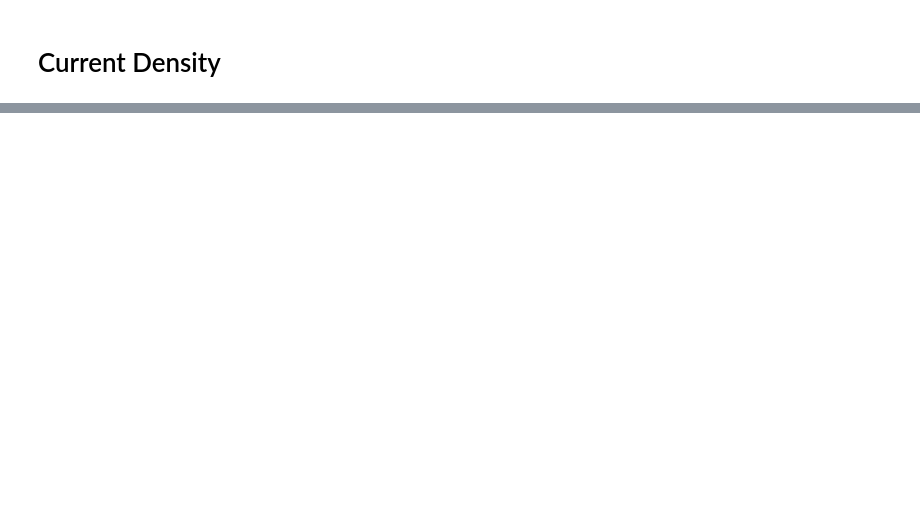
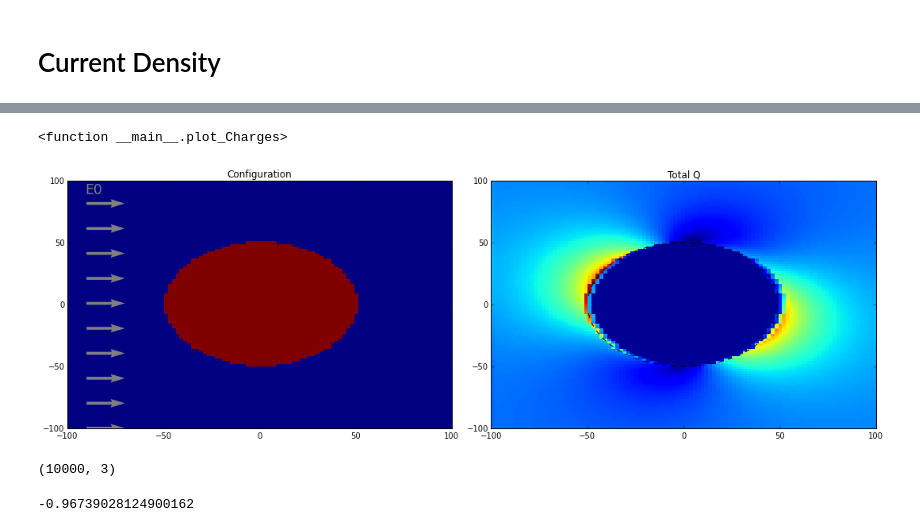
Before and after one commit to geoscixyz/em, a Jupyter notebook: examples/sphere/ElectrostaticSphere.ipynb, the cells around one changed output, grey strips where cells are left out. Cells and saved outputs as stored; diff of their text form; code cells hidden in the pictures; blank space fills up the shorter version.

```diff
--- a/examples/sphere/ElectrostaticSphere.ipynb
+++ b/examples/sphere/ElectrostaticSphere.ipynb
@@ -337,0 +351,32 @@ interact(plot_ElectricField, R=R_slider, sig1=S_slider)
+# %%
+#Interavtice visualisation of the charge accumulation
+
+R_slider = FloatSlider(min=0., max =50., step=10., value=50.)
+S_slider = FloatSlider(min=1., max =100., step=1.,value=100.)
+
+def plot_Charges(R,sig1):
+
+    Sigma = get_Conductivity(XYZ,sig0,sig1,R)
+    Et, Ep, Es = get_ElectricField(XYZ,sig0,sig1,R,E0)
+    Q = get_Charges(XYZ,sig0,sig1,R,Et)
+
+    xcirc = xr[np.abs(xr) <= R]
+
+    fig,ax = plt.subplots(1,2,figsize=(15,5))
+
+    ax[0].pcolor(xr,yr,Sigma.reshape(xr.size, yr.size))
+    ax[0].quiver(np.zeros_like(xrr)-90,yrr,E0,0,angles='xy',scale_units='xy',scale=0.05,color='gray')
+    #ax[0].plot(xcirc,np.sqrt(R**2-xcirc**2),'--k',xcirc,-np.sqrt(R**2-xcirc**2),'--k')
+    ax[0].set_title('Configuration')
+    ax[0].annotate('E0',(-90,90),xytext=(-90,90),fontsize='xx-large',color='gray')
+
+    ax[1].pcolor(xr,yr,np.sqrt(Q[:,0]**2+Q[:,1]**2+Q[:,2]**2).reshape(xr.size, yr.size))
+    ax[1].plot(xcirc,np.sqrt(R**2-xcirc**2),'--k',xcirc,-np.sqrt(R**2-xcirc**2),'--k')
+    ax[1].set_title('Total Q')
+
+    plt.tight_layout()
+
+interact(plot_Charges, R=R_slider, sig1=S_slider)
+# %% [output]
+<function __main__.plot_Charges>
+[figure, added]
@@ -337,0 +389,8 @@ interact(plot_ElectricField, R=R_slider, sig1=S_slider)
+# %%
+Q.shape
+# %% [output]
+(10000, 3)
+# %%
+Q[0,0]
+# %% [output]
+-0.96739028124900162
```
Also changed, not shown: parts of 20 cells of this notebook.
